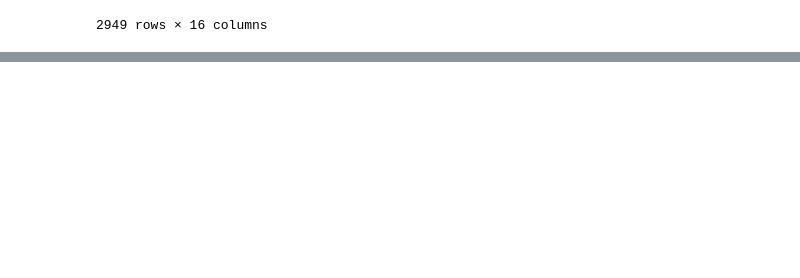
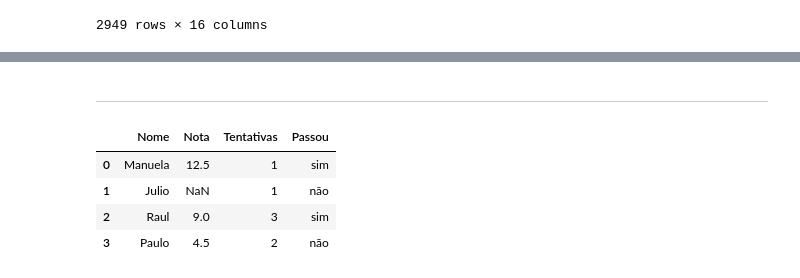
Before and after one commit to PedroIsacS/data_science_aulas, a Jupyter notebook: Pandas.ipynb, the cells around one changed output, grey strips where cells are left out. Saved outputs shown, nothing was run; the diff lists cells and outputs as text; code cells hidden in the pictures; blank space fills up the shorter version.

```diff
--- a/Pandas.ipynb
+++ b/Pandas.ipynb
@@ -193,0 +299,2 @@ dados_covid_copia[dados_covid_copia['codRegiaoSaude'].isnull()]
+# %% [markdown]
+----------------------------------------------------------------------------------------------------------------------------------------------------------------------------------------------------------------------------------------------------------------------------------------------------------------------------------------------------------------------------------------------------
@@ -193,0 +303,17 @@ dados_covid_copia[dados_covid_copia['codRegiaoSaude'].isnull()]
+# %%
+import numpy as np
+import pandas as pd
+
+exame = {'Nome': ['Manuela', 'Julio', 'Raul', 'Paulo'],
+         'Nota': [12.5, np.nan, 9, 4.5],
+         'Tentativas': [1, 1, 3, 2],
+         'Passou': ['sim', 'não', 'sim', 'não']}
+
+dt = pd.DataFrame(exame)
+dt
+# %% [output]
+|  | Nome | Nota | Tentativas | Passou |
+| 0 | Manuela | 12.5 | 1 | sim |
+| 1 | Julio | NaN | 1 | não |
+| 2 | Raul | 9.0 | 3 | sim |
+| 3 | Paulo | 4.5 | 2 | não |
```
Also changed, not shown: parts of 27 cells of this notebook.
